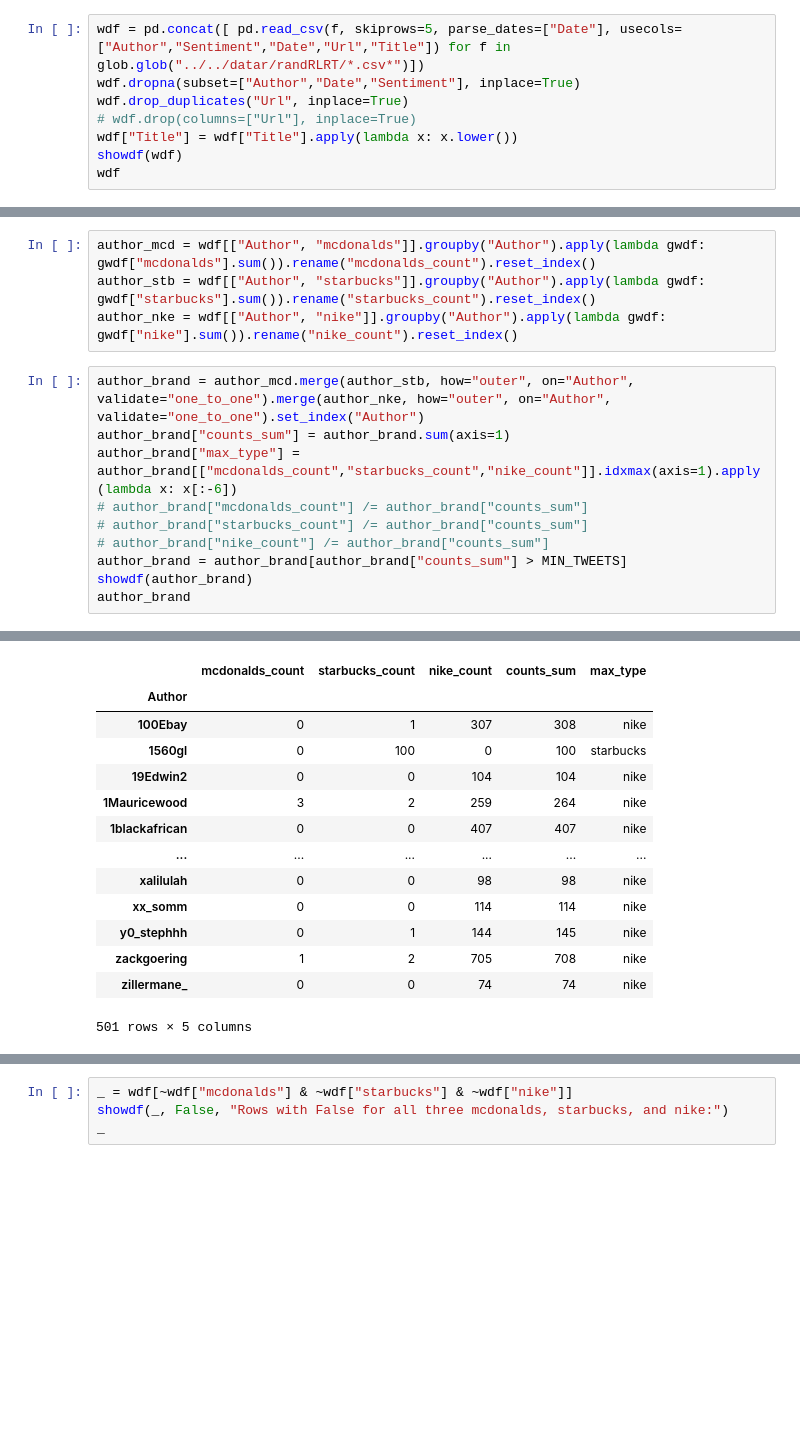
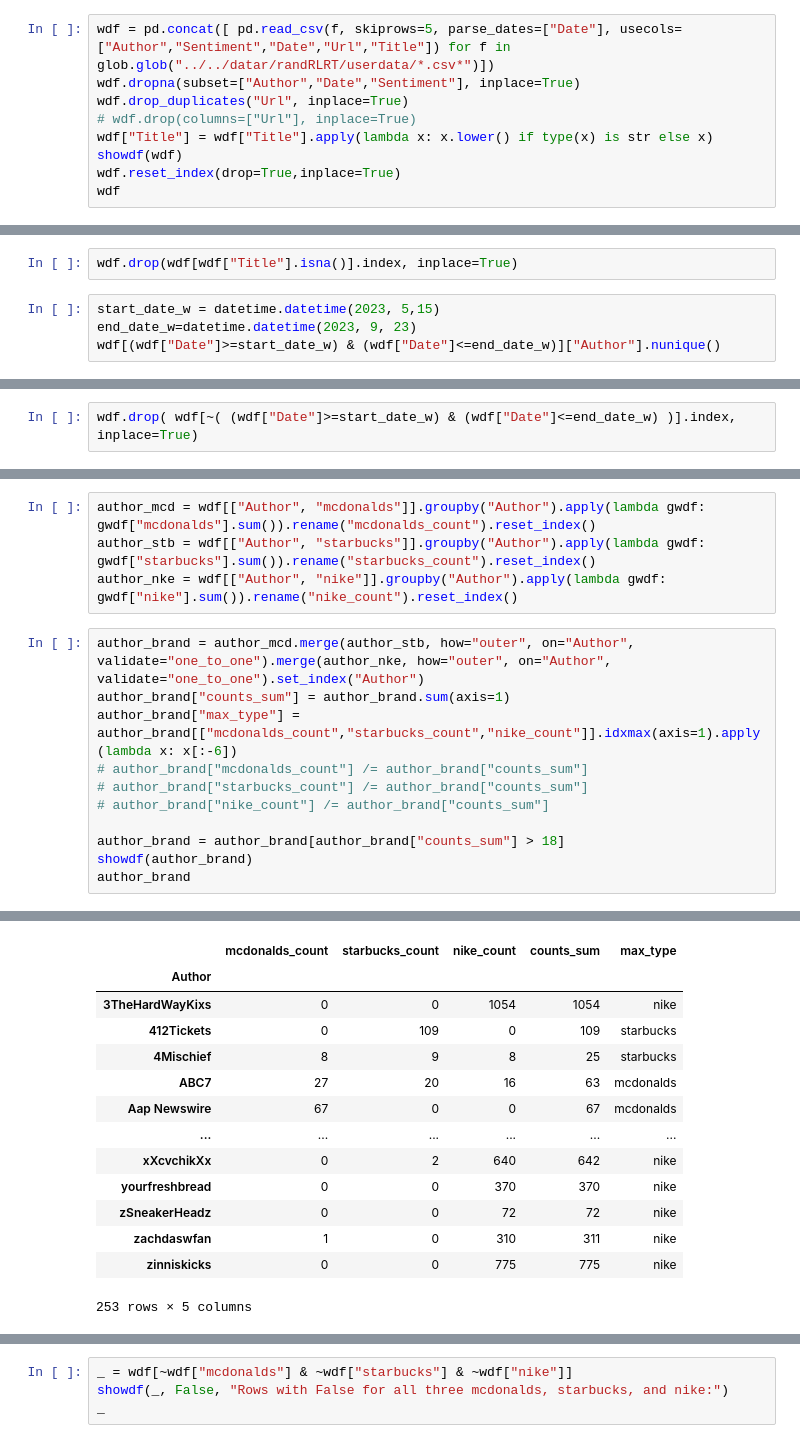
Before and after one commit to XiaoxiaChampon/xcj_hypothesis_test, a Jupyter notebook: source_code/python/Preprocessing_W_and_Y_Rand_Data.ipynb, the cells around one changed output, grey strips where cells are left out. Cells and saved outputs as stored; diff of their text form; blank space fills up the shorter version.

```diff
--- a/source_code/python/Preprocessing_W_and_Y_Rand_Data.ipynb
+++ b/source_code/python/Preprocessing_W_and_Y_Rand_Data.ipynb
@@ -46,9 +213,10 @@ FREQUENCY = 1D, MIN_TWEETS = 33
 # %%
-wdf = pd.concat([ pd.read_csv(f, skiprows=5, parse_dates=["Date"], usecols=["Author","Sentiment","Date","Url","Title"]) for f in glob.glob("../../datar/randRLRT/*.csv*")])
+wdf = pd.concat([ pd.read_csv(f, skiprows=5, parse_dates=["Date"], usecols=["Author","Sentiment","Date","Url","Title"]) for f in glob.glob("../../datar/randRLRT/userdata/*.csv*")])
 wdf.dropna(subset=["Author","Date","Sentiment"], inplace=True)
 wdf.drop_duplicates("Url", inplace=True)
 # wdf.drop(columns=["Url"], inplace=True)
-wdf["Title"] = wdf["Title"].apply(lambda x: x.lower())
+wdf["Title"] = wdf["Title"].apply(lambda x: x.lower() if type(x) is str else x)
 showdf(wdf)
+wdf.reset_index(drop=True,inplace=True)
 wdf
 # %% [output]
@@ -55,0 +263,6 @@ AttributeError: 'float' object has no attribute 'lower'
+# %%
+wdf.drop(wdf[wdf["Title"].isna()].index, inplace=True)
+# %%
+start_date_w = datetime.datetime(2023, 5,15)
+end_date_w=datetime.datetime(2023, 9, 23)
+wdf[(wdf["Date"]>=start_date_w) & (wdf["Date"]<=end_date_w)]["Author"].nunique()
@@ -56,3 +271,5 @@ AttributeError: 'float' object has no attribute 'lower'
+# %%
+wdf.drop( wdf[~( (wdf["Date"]>=start_date_w) & (wdf["Date"]<=end_date_w) )].index, inplace=True)
 # %%
 otxt.write("Unique Authors:", wdf["Author"].nunique())
 # %% [output]
@@ -128,7 +353,8 @@ author_brand["max_type"] = author_brand[["mcdonalds_count","starbucks_count","ni
 # author_brand["mcdonalds_count"] /= author_brand["counts_sum"]
 # author_brand["starbucks_count"] /= author_brand["counts_sum"]
 # author_brand["nike_count"] /= author_brand["counts_sum"]
-author_brand = author_brand[author_brand["counts_sum"] > MIN_TWEETS]
+
+author_brand = author_brand[author_brand["counts_sum"] > 18]
 showdf(author_brand)
 author_brand
 # %% [output]
@@ -143,17 +369,17 @@ Shape:  (501, 5)
 |  | mcdonalds_count | starbucks_count | nike_count | counts_sum | max_type |
 | Author |  |  |  |  |  |
-| 100Ebay | 0 | 1 | 307 | 308 | nike |
-| 1560gl | 0 | 100 | 0 | 100 | starbucks |
-| 19Edwin2 | 0 | 0 | 104 | 104 | nike |
-| 1Mauricewood | 3 | 2 | 259 | 264 | nike |
-| 1blackafrican | 0 | 0 | 407 | 407 | nike |
+| 3TheHardWayKixs | 0 | 0 | 1054 | 1054 | nike |
+| 412Tickets | 0 | 109 | 0 | 109 | starbucks |
+| 4Mischief | 8 | 9 | 8 | 25 | starbucks |
+| ABC7 | 27 | 20 | 16 | 63 | mcdonalds |
+| Aap Newswire | 67 | 0 | 0 | 67 | mcdonalds |
 | ... | ... | ... | ... | ... | ... |
-| xalilulah | 0 | 0 | 98 | 98 | nike |
-| xx_somm | 0 | 0 | 114 | 114 | nike |
-| y0_stephhh | 0 | 1 | 144 | 145 | nike |
-| zackgoering | 1 | 2 | 705 | 708 | nike |
-| zillermane_ | 0 | 0 | 74 | 74 | nike |
+| xXcvchikXx | 0 | 2 | 640 | 642 | nike |
+| yourfreshbread | 0 | 0 | 370 | 370 | nike |
+| zSneakerHeadz | 0 | 0 | 72 | 72 | nike |
+| zachdaswfan | 1 | 0 | 310 | 311 | nike |
+| zinniskicks | 0 | 0 | 775 | 775 | nike |
-501 rows × 5 columns
+253 rows × 5 columns
 # %%
 _ = author_brand[(author_brand["nike_count"] != 0) & (author_brand["starbucks_count"] == author_brand["nike_count"])]
 showdf(_, False, "Equal starbucks and nike:")
```
Also changed, not shown: parts of 51 cells of this notebook, 3 other files.
